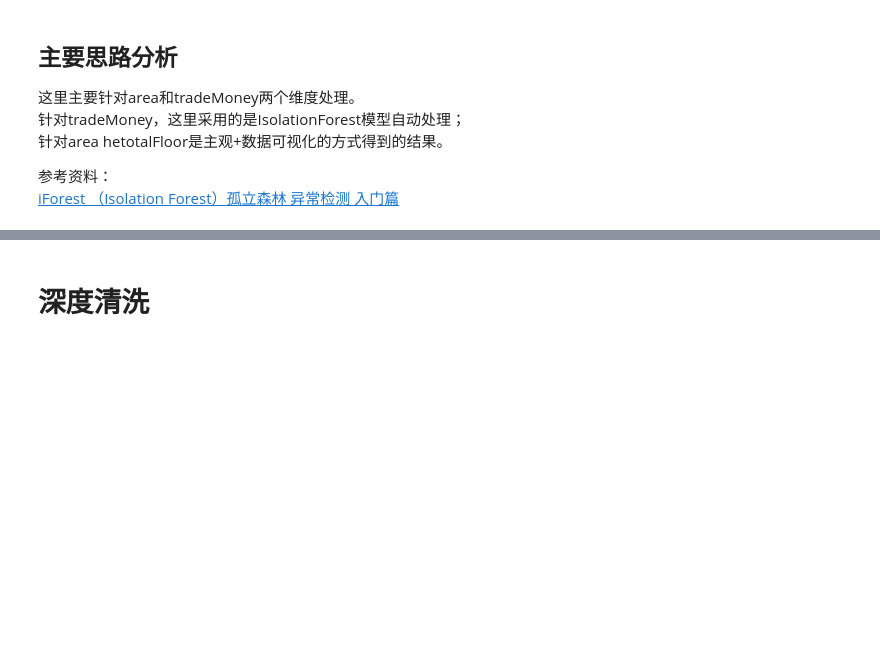
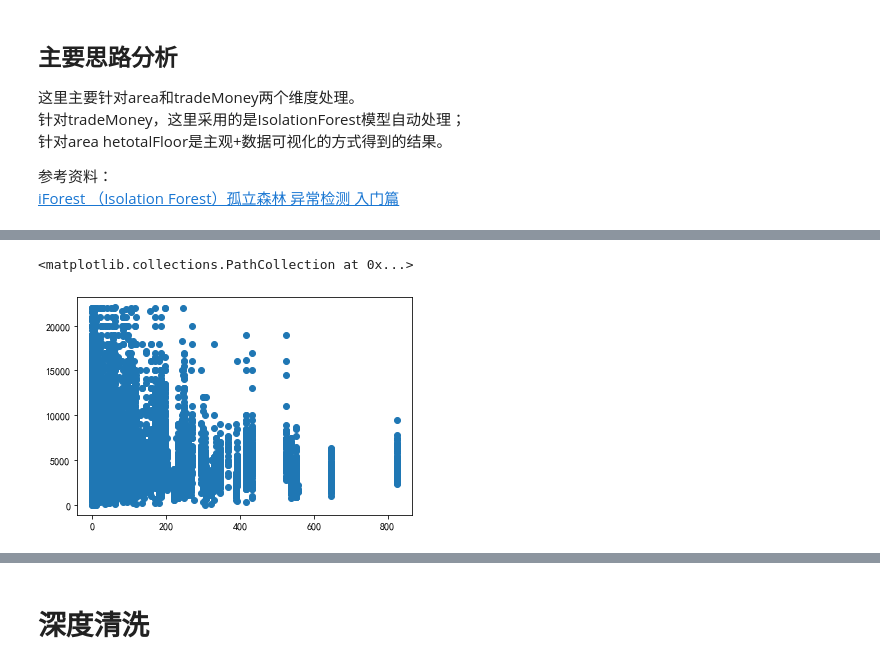
Before and after one commit to nickliqian/team-learning, a Jupyter notebook: 数据竞赛（房租预测）/2_数据清洗.ipynb, the cells around one changed output, grey strips where cells are left out. Drawn from its saved outputs; the diff is of its cells as text; code cells hidden in the pictures; blank space fills up the shorter version.

```diff
--- a/数据竞赛（房租预测）/2_数据清洗.ipynb
+++ b/数据竞赛（房租预测）/2_数据清洗.ipynb
@@ -257,0 +268,5 @@ Int64Index([   62,    69,   128,   131,   246,   261,   266,   297,   308,
+# %%
+plt.scatter(data["tradeNewNum"], data["tradeMoney"])
+# %% [output]
+<matplotlib.collections.PathCollection at 0x...>
+[figure, added]
```
Also changed, not shown: parts of 18 cells of this notebook, 1 other file.
